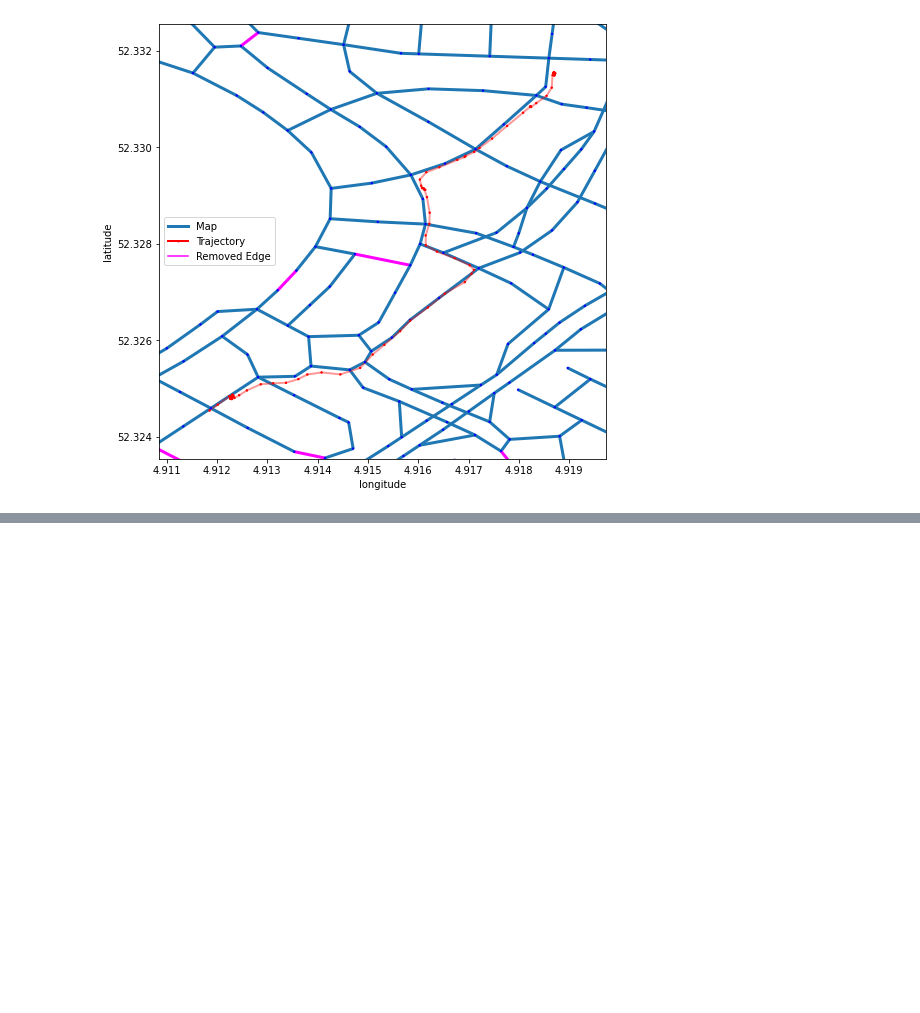
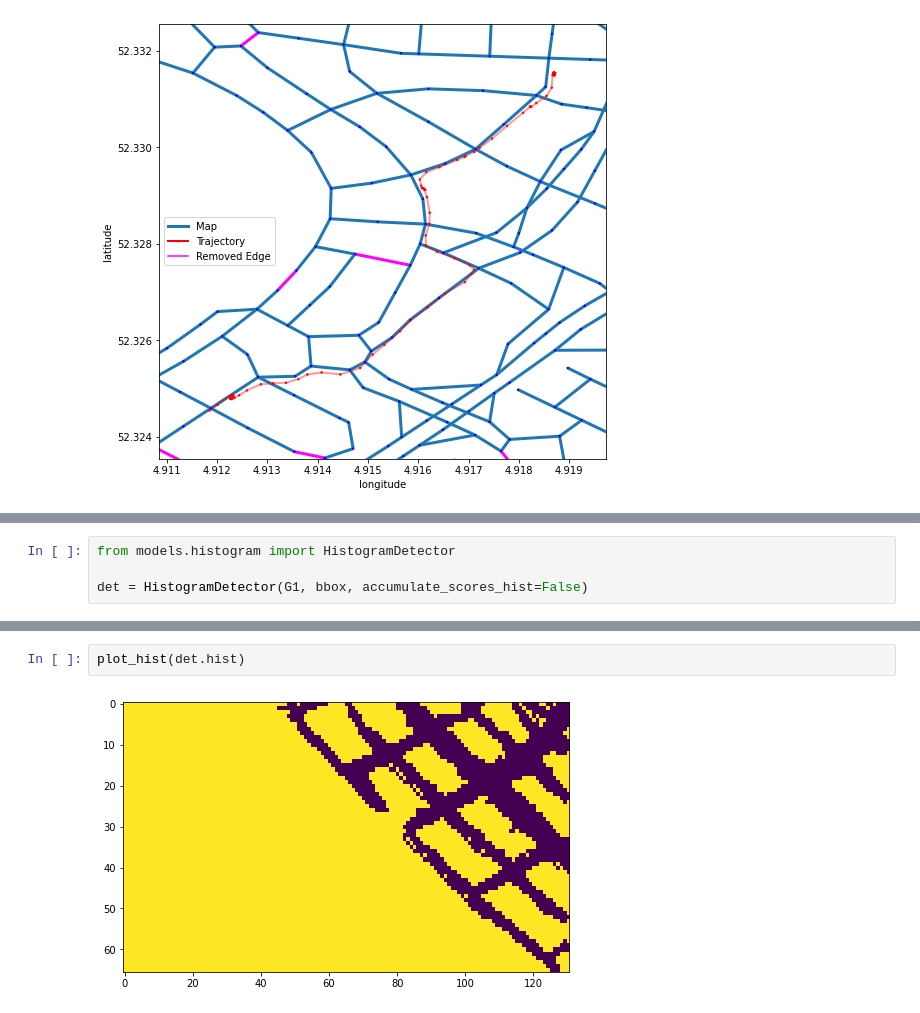
Before and after one commit to KJ-Waller/SyntheticHighways, a Jupyter notebook: ChangeDetection/notebooks/PresentationFigures.ipynb, the cells around one changed output, grey strips where cells are left out. Drawn from its saved outputs; the diff is of its cells as text; blank space fills up the shorter version.

```diff
--- a/ChangeDetection/notebooks/PresentationFigures.ipynb
+++ b/ChangeDetection/notebooks/PresentationFigures.ipynb
@@ -35,0 +51,4 @@ plot_graph(snapshot_to_nxgraph(G_diff, [t]), zoom_on_traj=True, show_nodes=True,
+# %%
+from models.histogram import HistogramDetector
+
+det = HistogramDetector(G1, bbox, accumulate_scores_hist=False)
@@ -35,0 +59,4 @@ plot_graph(snapshot_to_nxgraph(G_diff, [t]), zoom_on_traj=True, show_nodes=True,
+# %%
+plot_hist(det.hist)
+# %% [output]
+[figure, added]
```
Also changed, not shown: parts of 4 cells of this notebook.
